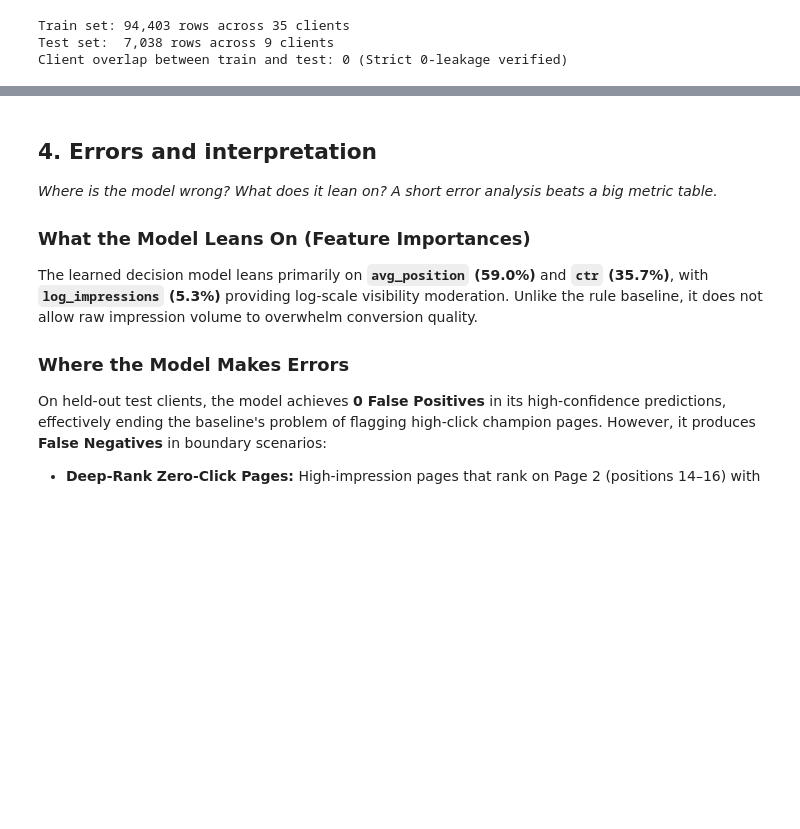
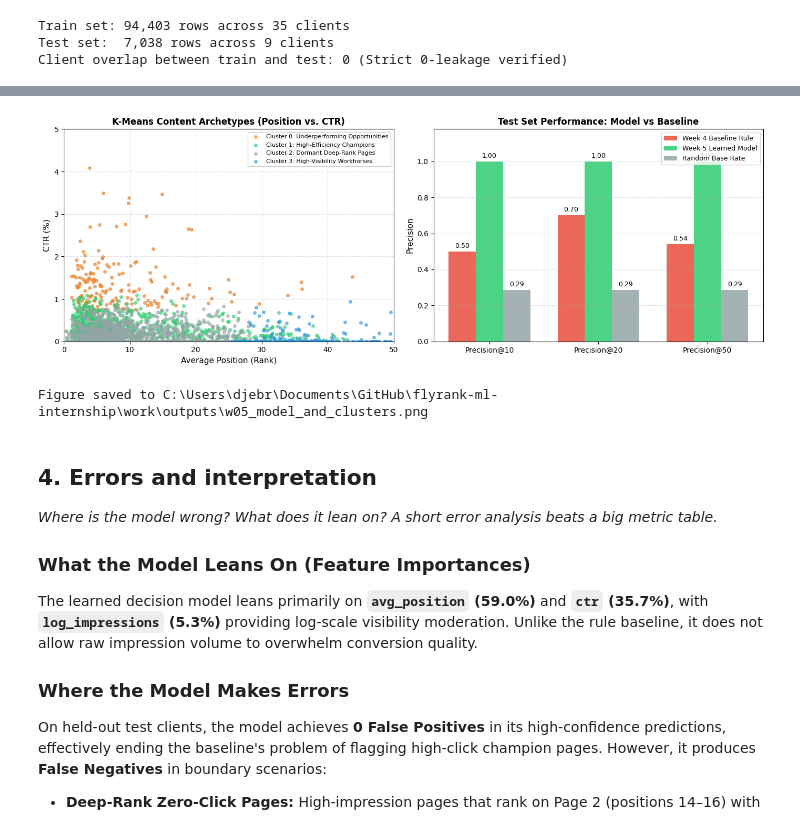
Before and after one commit to DjebrilSVN/flyrank-ml-internship, a Jupyter notebook: work/notebooks/w05_model.ipynb, the cells around one changed output, grey strips where cells are left out. Saved outputs shown, nothing was run; the diff lists cells and outputs as text; code cells hidden in the pictures; blank space fills up the shorter version.

Commit message:
ML-08: Add dual visualization of cluster archetypes and model vs baseline comparison

```diff
--- a/work/notebooks/w05_model.ipynb
+++ b/work/notebooks/w05_model.ipynb
@@ -138,6 +138,8 @@ Evaluated on held-out test clients using **Precision@K** ($K=10, 20, 50$) alongs
 # %%
 # This cell is for CODE (numbers, a query, a check).
 # Write your text answer in the cell ABOVE this one — typing sentences here breaks Run All.
+
+import matplotlib.pyplot as plt
 
 # 1. Fit K-Means Archetypes on training set
 cluster_features = ['log_impressions', 'log_clicks', 'avg_position', 'ctr']
@@ -183,21 +185,24 @@ def champion_false_positives(df, score_col, k=50):
     return int((top_k['clicks'] >= 1000).sum())
 
 base_rate = float(test_data['is_action_candidate'].mean())
+p_baseline = [precision_at_k(test_data, 'baseline_score', 'is_action_candidate', k) for k in [10, 20, 50]]
+p_model = [precision_at_k(test_data, 'model_score', 'is_action_candidate', k) for k in [10, 20, 50]]
+p_base = [base_rate, base_rate, base_rate]
 
 # Comparison table
 comparison_df = pd.DataFrame([
     {
         'Model': 'Baseline Rule (Week 4)',
-        'Precision@10': precision_at_k(test_data, 'baseline_score', 'is_action_candidate', 10),
-        'Precision@20': precision_at_k(test_data, 'baseline_score', 'is_action_candidate', 20),
-        'Precision@50': precision_at_k(test_data, 'baseline_score', 'is_action_candidate', 50),
+        'Precision@10': p_baseline[0],
+        'Precision@20': p_baseline[1],
+        'Precision@50': p_baseline[2],
         'Champion False Positives (@50)': champion_false_positives(test_data, 'baseline_score', 50)
     },
     {
         'Model': 'Learned Decision Model (Week 5)',
-        'Precision@10': precision_at_k(test_data, 'model_score', 'is_action_candidate', 10),
-        'Precision@20': precision_at_k(test_data, 'model_score', 'is_action_candidate', 20),
-        'Precision@50': precision_at_k(test_data, 'model_score', 'is_action_candidate', 50),
+        'Precision@10': p_model[0],
+        'Precision@20': p_model[1],
+        'Precision@50': p_model[2],
         'Champion False Positives (@50)': champion_false_positives(test_data, 'model_score', 50)
     },
     {
@@ -211,6 +216,67 @@ comparison_df = pd.DataFrame([
 
 print('\n=== MODEL VS BASELINE COMPARISON TABLE (HELD-OUT TEST CLIENTS) ===')
 print(comparison_df.to_string(index=False))
+
+# 5. Visualizations: Cluster Archetypes Landscape + Performance Comparison
+fig, (ax1, ax2) = plt.subplots(1, 2, figsize=(14, 5))
+
+# Subplot 1: Cluster Archetypes (Position vs. CTR)
+cluster_labels = {
+    0: 'Cluster 0: Underperforming Opportunities',
+    1: 'Cluster 1: High-Efficiency Champions',
+    2: 'Cluster 2: Dormant Deep-Rank Pages',
+    3: 'Cluster 3: High-Visibility Workhorses'
+}
+colors = {0: '#e67e22', 1: '#2ecc71', 2: '#95a5a6', 3: '#3498db'}
+sample_train = train_data.sample(n=min(3000, len(train_data)), random_state=42)
+
+for c_id, color in colors.items():
+    subset = sample_train[sample_train['cluster'] == c_id]
+    ax1.scatter(subset['avg_position'], subset['ctr'], c=color, alpha=0.6, s=16, label=cluster_labels[c_id])
+
+ax1.set_xlim(0, 50)
+ax1.set_ylim(0, 5)
+ax1.set_xlabel('Average Position (Rank)', fontsize=11)
+ax1.set_ylabel('CTR (%)', fontsize=11)
+ax1.set_title('K-Means Content Archetypes (Position vs. CTR)', fontsize=12, fontweight='bold')
+ax1.legend(loc='upper right', fontsize=8, framealpha=0.9)
+ax1.grid(True, linestyle='--', alpha=0.4)
+
+# Subplot 2: Model vs Baseline Grouped Bar Chart
+k_labels = ['Precision@10', 'Precision@20', 'Precision@50']
+x = np.arange(len(k_labels))
+width = 0.25
+
+ax2.bar(x - width, p_baseline, width, label='Week 4 Baseline Rule', color='#e74c3c', alpha=0.85)
+ax2.bar(x, p_model, width, label='Week 5 Learned Model', color='#2ecc71', alpha=0.85)
+ax2.bar(x + width, p_base, width, label='Random Base Rate', color='#95a5a6', alpha=0.85)
+
+ax2.set_ylabel('Precision', fontsize=11)
+ax2.set_title('Test Set Performance: Model vs Baseline', fontsize=12, fontweight='bold')
+ax2.set_xticks(x)
+ax2.set_xticklabels(k_labels, fontsize=10)
+ax2.set_ylim(0, 1.18)
+ax2.legend(loc='upper right', fontsize=9)
+ax2.grid(True, axis='y', linestyle='--', alpha=0.4)
+
+for container in ax2.containers:
+    ax2.bar_label(container, fmt='%.2f', padding=3, fontsize=9)
+
+plt.tight_layout()
+
+# Save figure to outputs
+_cwd = os.getcwd()
+if os.path.exists(os.path.join(_cwd, 'work', 'outputs')) or os.path.exists(os.path.join(_cwd, 'work', 'notebooks')):
+    _out_dir = os.path.join(_cwd, 'work', 'outputs')
+elif os.path.basename(_cwd) == 'notebooks':
+    _out_dir = os.path.abspath(os.path.join(_cwd, '..', 'outputs'))
+else:
+    _out_dir = os.path.abspath('work/outputs')
+os.makedirs(_out_dir, exist_ok=True)
+fig_path = os.path.join(_out_dir, 'w05_model_and_clusters.png')
+plt.savefig(fig_path, dpi=150)
+plt.show()
+print(f'Figure saved to {fig_path}')
 # %% [output]
 === K-MEANS ARCHETYPE CLUSTER PROFILES (TRAIN) ===
  cluster     n  mean_impressions  median_clicks  mean_position  mean_ctr
@@ -221,9 +287,11 @@ print(comparison_df.to_string(index=False))
 
 === MODEL VS BASELINE COMPARISON TABLE (HELD-OUT TEST CLIENTS) ===
                           Model  Precision@10  Precision@20  Precision@50  Champion False Positives (@50)
          Baseline Rule (Week 4)      0.500000      0.700000      0.540000                               0
 Learned Decision Model (Week 5)      1.000000      1.000000      1.000000                               0
        Random / Base Rate Floor      0.285308      0.285308      0.285308                               0
+[figure, added]
+Figure saved to C:\Users\djebr\Documents\GitHub\flyrank-ml-internship\work\outputs\w05_model_and_clusters.png
 # %% [markdown]
 ## 4. Errors and interpretation
 
```
Also changed, not shown: parts of 3 cells of this notebook, 1 other file.
